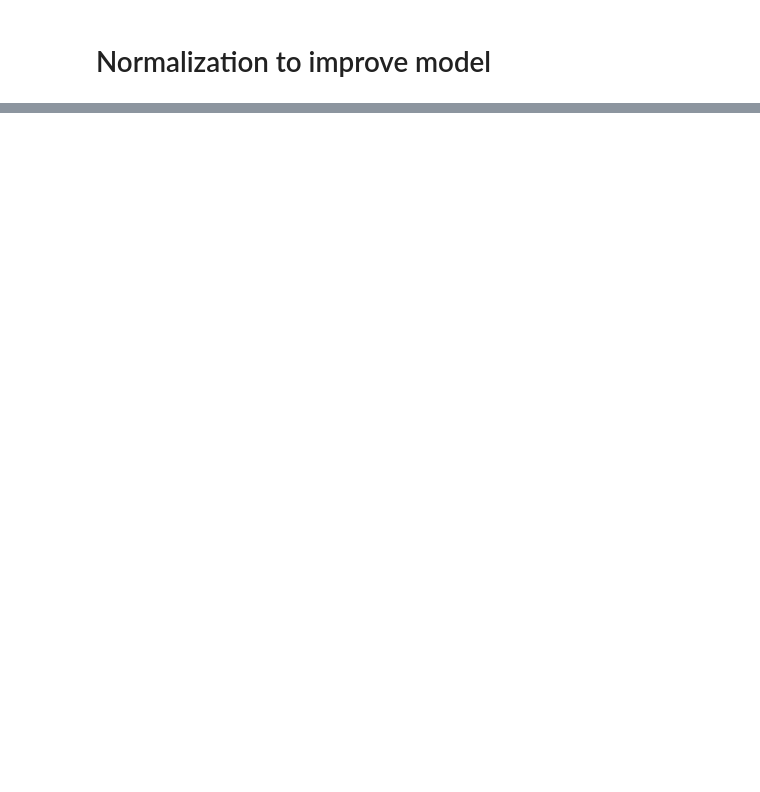
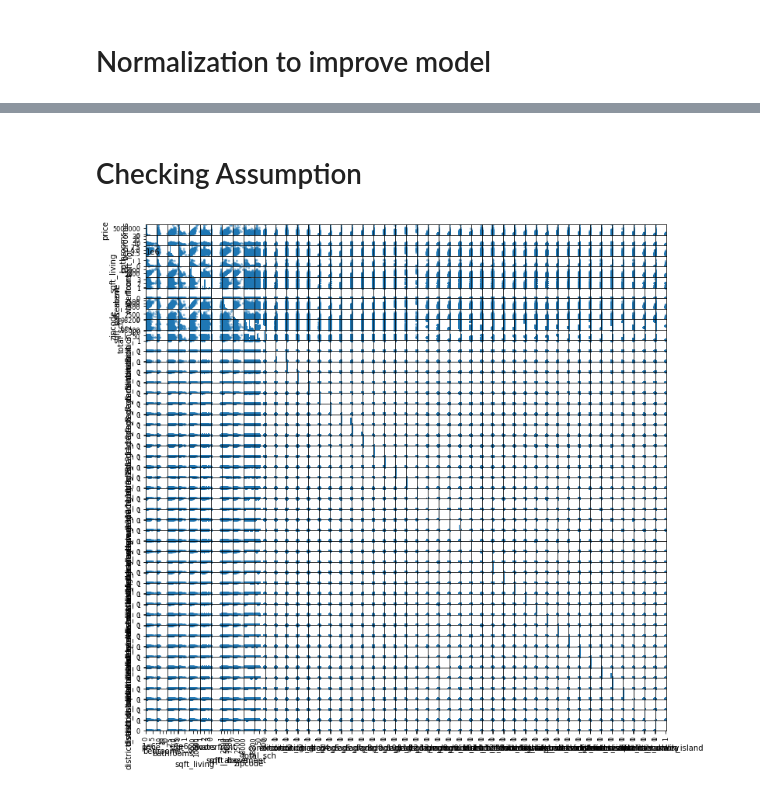
Before and after one commit to christianmoya/PredictingHousingPrices_KingCounty, a Jupyter notebook: Data Exploration & Visualization.ipynb, the cells around one changed output, grey strips where cells are left out. Drawn from its saved outputs; the diff is of its cells as text; code cells hidden in the pictures; blank space fills up the shorter version.

```diff
--- a/Data Exploration & Visualization.ipynb
+++ b/Data Exploration & Visualization.ipynb
@@ -841,0 +1429,3 @@ fig.show()
+# %%
+data_pred = data_pred.drop(columns=['grades'])
+data_pred.head()
@@ -841,0 +1472,9 @@ fig.show()
+# %%
+condition_dummy = pd.get_dummies(data_pred.condition, prefix='condition', drop_first=True)
+grade_dummy = pd.get_dummies(data_pred.grade, prefix='grade', drop_first=True)
+grade_num_dummy = pd.get_dummies(data_pred.grade_num, prefix='grade_num', drop_first=True)
+district_dummy = pd.get_dummies(data_pred.district, prefix='district', drop_first=True)
+
+processed_data = pd.concat([data_pred, condition_dummy, grade_dummy, grade_num_dummy, district_dummy], axis=1)
+
+processed_data.info()
@@ -841,0 +1499,3 @@ fig.show()
+# %%
+processed_data= processed_data.drop(['condition', 'grade','grade_num', 'district'], axis=1)
+processed_data.info()
@@ -841,0 +1520,3 @@ fig.show()
+# %%
+processed_data.columns = processed_data.columns.str.replace(' ', '_')
+processed_data.info()
@@ -841,0 +1541,7 @@ fig.show()
+# %% [markdown]
+# Checking Assumption
+# %%
+pd.plotting.scatter_matrix(processed_data, figsize = [12,12]);
+plt.show()
+# %% [output]
+[figure, added]
```
Also changed, not shown: parts of 79 cells of this notebook, 6 other files.
